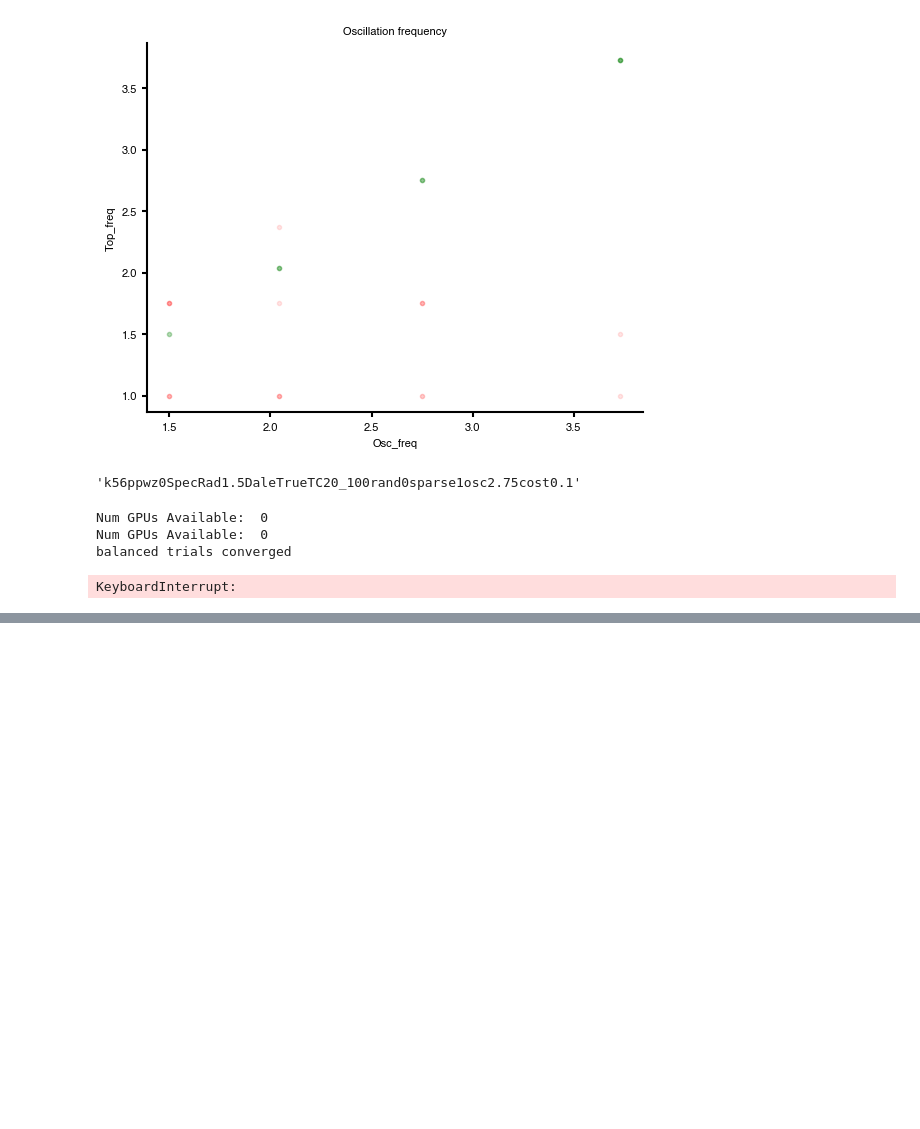
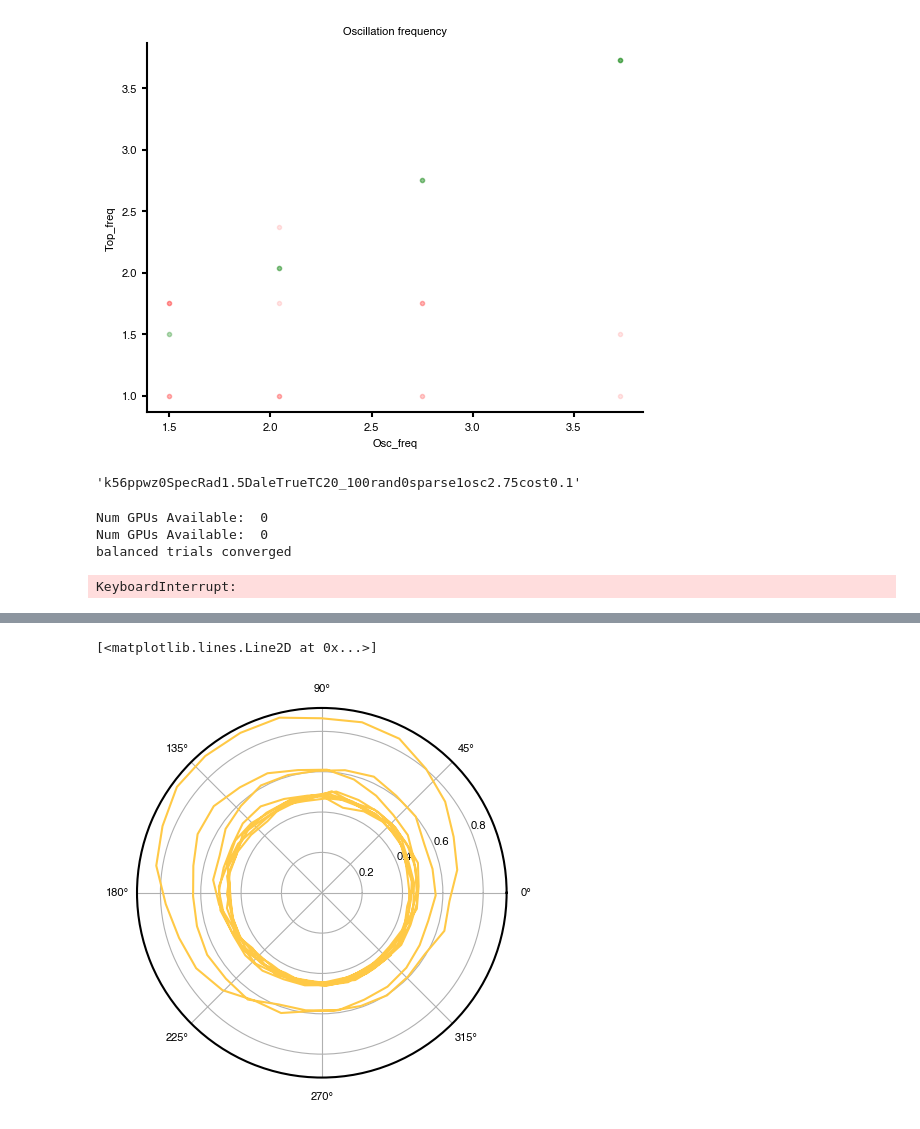
Before and after one commit to mackelab/sequence-memory, a Jupyter notebook: rnn_model/generate_figures/fig_rand_delay_acc.ipynb, the cells around one changed output, grey strips where cells are left out. Saved outputs shown, nothing was run; the diff lists cells and outputs as text; code cells hidden in the pictures; blank space fills up the shorter version.

```diff
--- a/rnn_model/generate_figures/fig_rand_delay_acc.ipynb
+++ b/rnn_model/generate_figures/fig_rand_delay_acc.ipynb
@@ -222,0 +285,7 @@ dat.shape
+# %%
+fig = plt.figure()
+ax1 = plt.subplot(111, projection='polar')
+plt.plot(freqs[i]*np.pi*2*delays/100,np.mean(dat,axis=0))
+# %% [output]
+[<matplotlib.lines.Line2D at 0x...>]
+[figure, added]
```
Also changed, not shown: parts of 5 cells of this notebook, 2 other files.
